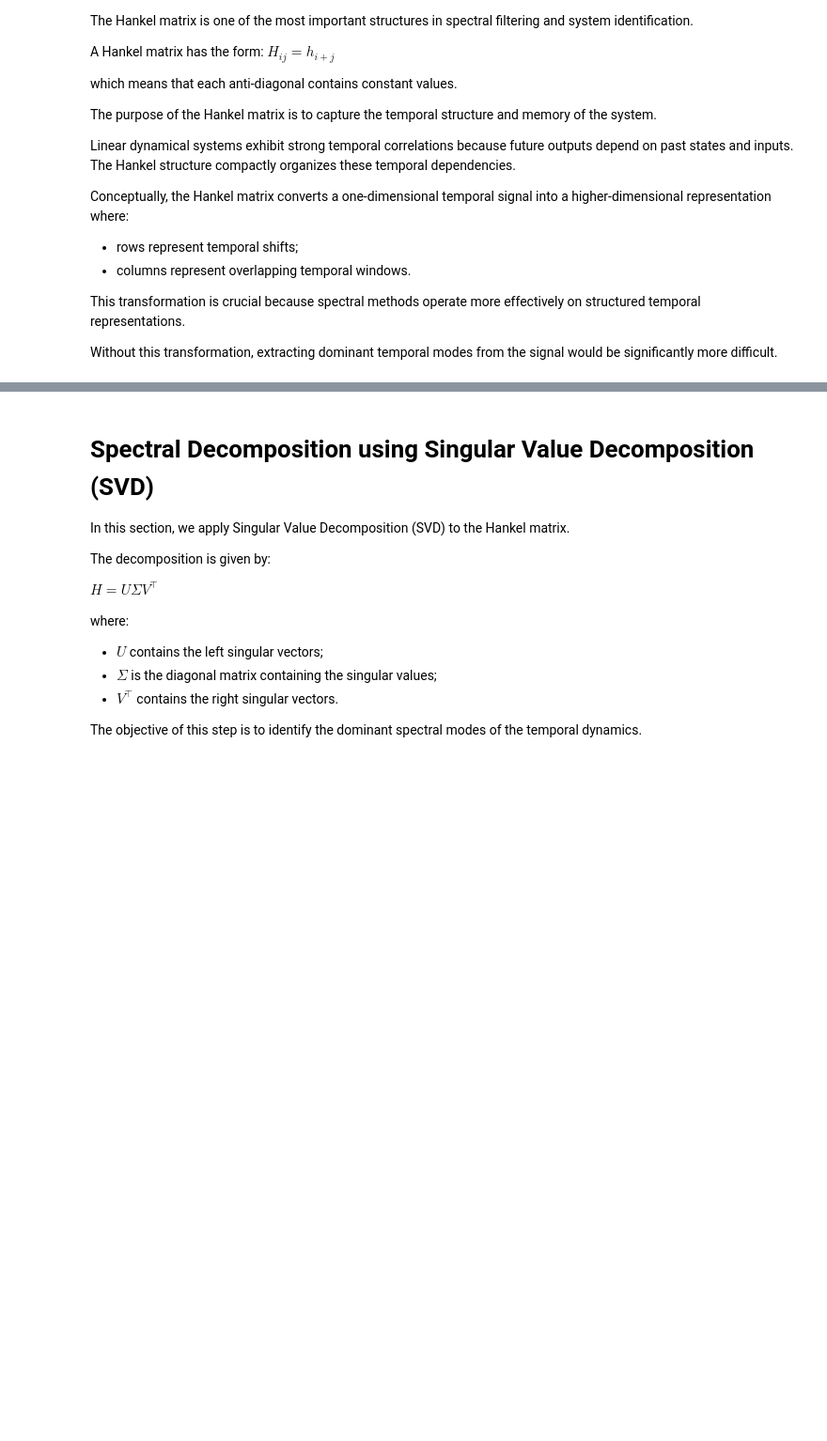
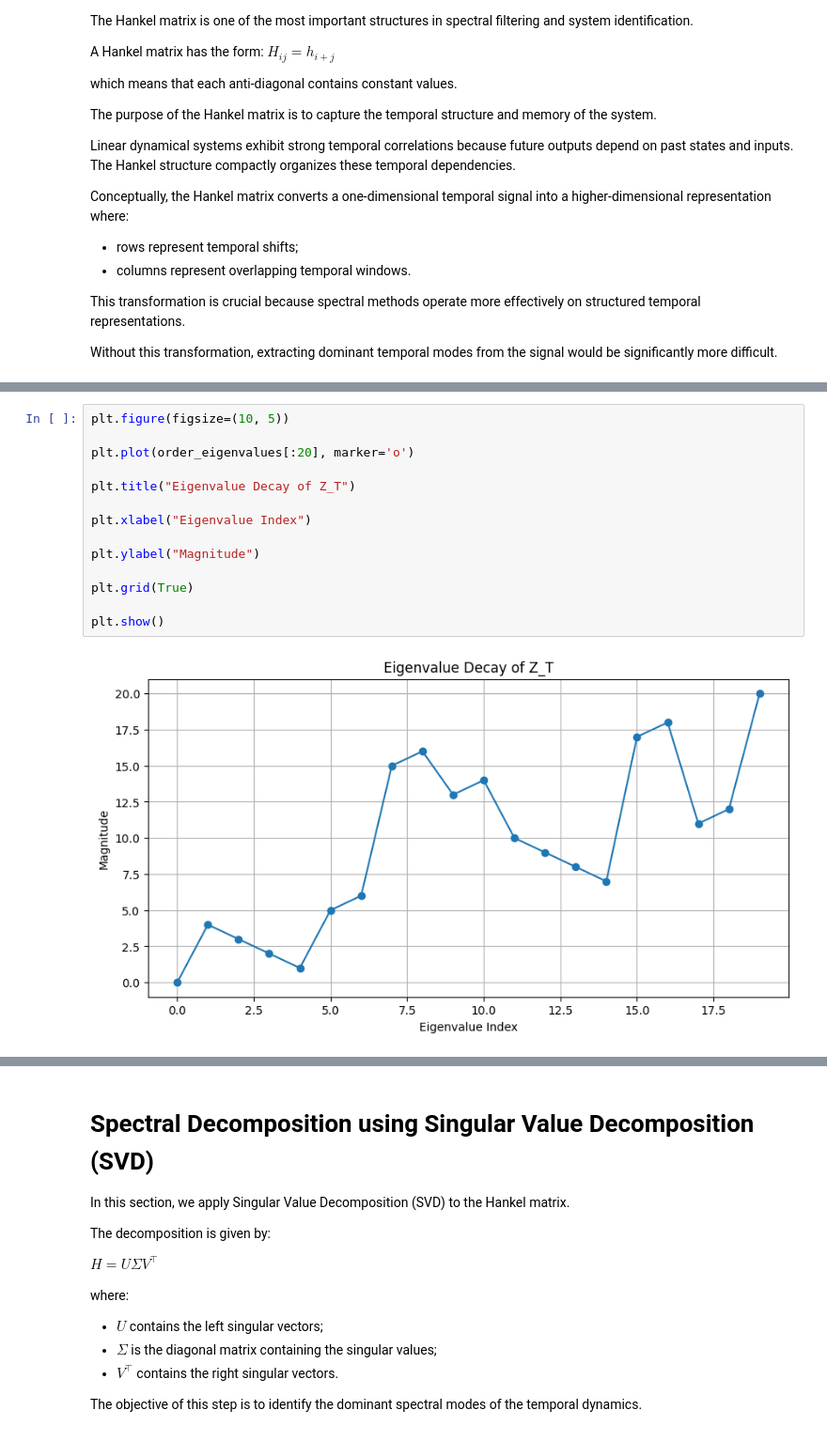
Before and after one commit to RicksonMonteiroML/spectral-Filtering-with-vaw, a Jupyter notebook: notebooks/00_introduction_spectral_filtering_with_vaw.ipynb, the cells around one changed output, grey strips where cells are left out. Shown at 94% size. Cells and saved outputs as stored; diff of their text form; blank space fills up the shorter version.

```diff
--- a/notebooks/00_introduction_spectral_filtering_with_vaw.ipynb
+++ b/notebooks/00_introduction_spectral_filtering_with_vaw.ipynb
@@ -161,0 +205,16 @@ H = hankel_matrix(y, hankel_size)
+# %%
+plt.figure(figsize=(10, 5))
+
+plt.plot(order_eigenvalues[:20], marker='o')
+
+plt.title("Eigenvalue Decay of Z_T")
+
+plt.xlabel("Eigenvalue Index")
+
+plt.ylabel("Magnitude")
+
+plt.grid(True)
+
+plt.show()
+# %% [output]
+[figure, added]
```
Also changed, not shown: parts of 15 cells of this notebook.
